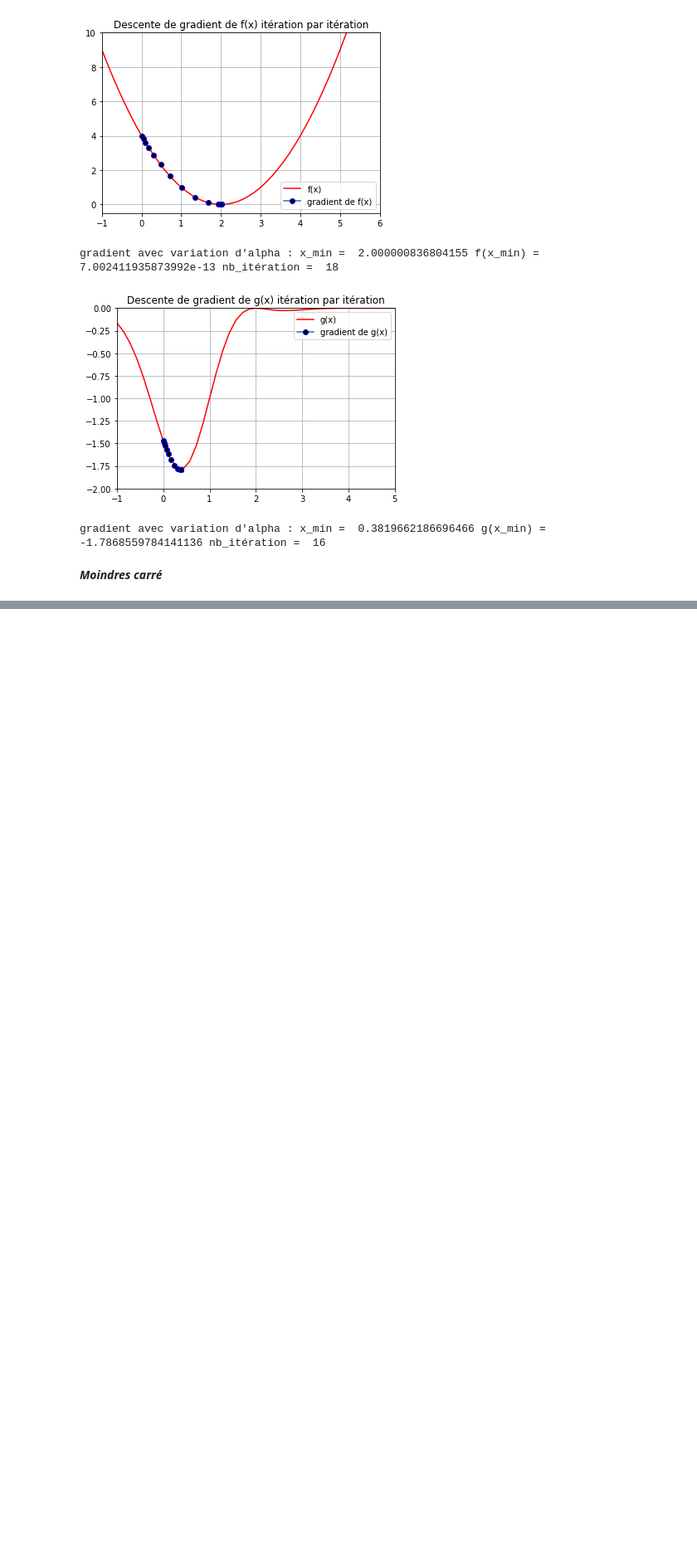
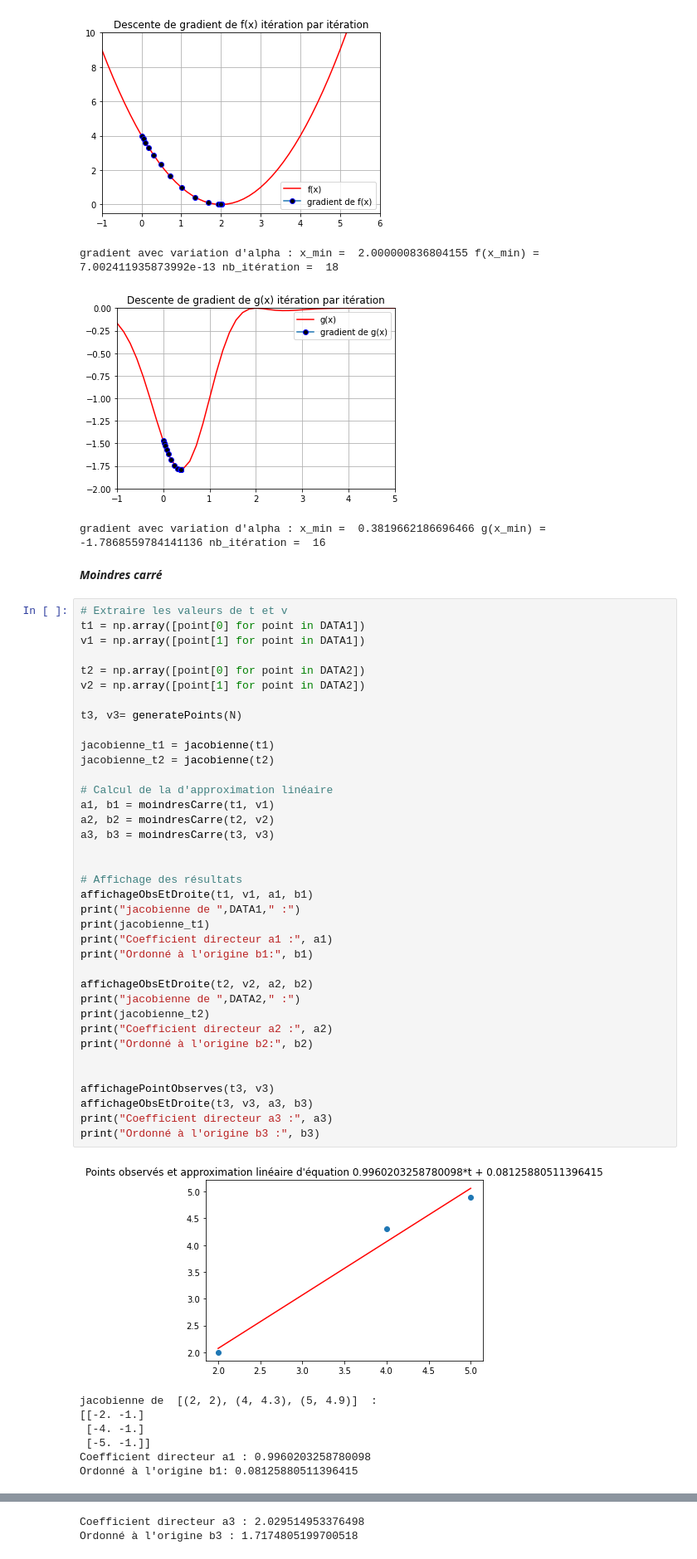
Before and after one commit to Almamy78593/Optimisation-Algorithms, a Jupyter notebook: main.ipynb, the cells around one changed output, grey strips where cells are left out. Shown at 83% size. Saved outputs shown, nothing was run; the diff lists cells and outputs as text; blank space fills up the shorter version.

```diff
--- a/main.ipynb
+++ b/main.ipynb
@@ -55,3 +56,48 @@ gradient avec variation d'alpha : x_min =  2.000000836804155 f(x_min) =  7.00241
 gradient avec variation d'alpha : x_min =  0.3819662186696466 g(x_min) =  -1.7868559784141136 nb_itération =  16
 # %% [markdown]
 ***Moindres carré***
+# %%
+# Extraire les valeurs de t et v
+t1 = np.array([point[0] for point in DATA1])
+v1 = np.array([point[1] for point in DATA1])
+
+t2 = np.array([point[0] for point in DATA2])
+v2 = np.array([point[1] for point in DATA2])
+
+t3, v3= generatePoints(N)
+
+jacobienne_t1 = jacobienne(t1)
+jacobienne_t2 = jacobienne(t2)
+
+# Calcul de la d'approximation linéaire
+a1, b1 = moindresCarre(t1, v1)
+a2, b2 = moindresCarre(t2, v2)
+a3, b3 = moindresCarre(t3, v3)
+
+
+# Affichage des résultats
+affichageObsEtDroite(t1, v1, a1, b1)
+print("jacobienne de ",DATA1," :")
+print(jacobienne_t1)
+print("Coefficient directeur a1 :", a1)
+print("Ordonné à l'origine b1:", b1)
+
+affichageObsEtDroite(t2, v2, a2, b2)
+print("jacobienne de ",DATA2," :")
+print(jacobienne_t2)
+print("Coefficient directeur a2 :", a2)
+print("Ordonné à l'origine b2:", b2)
+
+
+affichagePointObserves(t3, v3)
+affichageObsEtDroite(t3, v3, a3, b3)
+print("Coefficient directeur a3 :", a3)
+print("Ordonné à l'origine b3 :", b3)
+# %% [output]
+[figure, added]
+jacobienne de  [(2, 2), (4, 4.3), (5, 4.9)]  :
+[[-2. -1.]
+ [-4. -1.]
+ [-5. -1.]]
+Coefficient directeur a1 : 0.9960203258780098
+Ordonné à l'origine b1: 0.08125880511396415
@@ -57,0 +116,2 @@ gradient avec variation d'alpha : x_min =  0.3819662186696466 g(x_min) =  -1.786
+Coefficient directeur a3 : 2.029514953376498
+Ordonné à l'origine b3 : 1.7174805199700518
```
Also changed, not shown: parts of 2 cells of this notebook, 3 other files.
